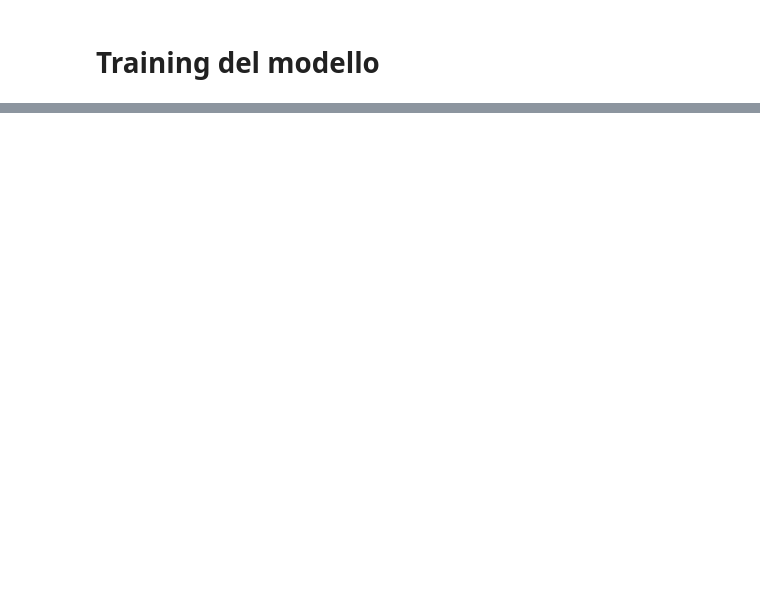
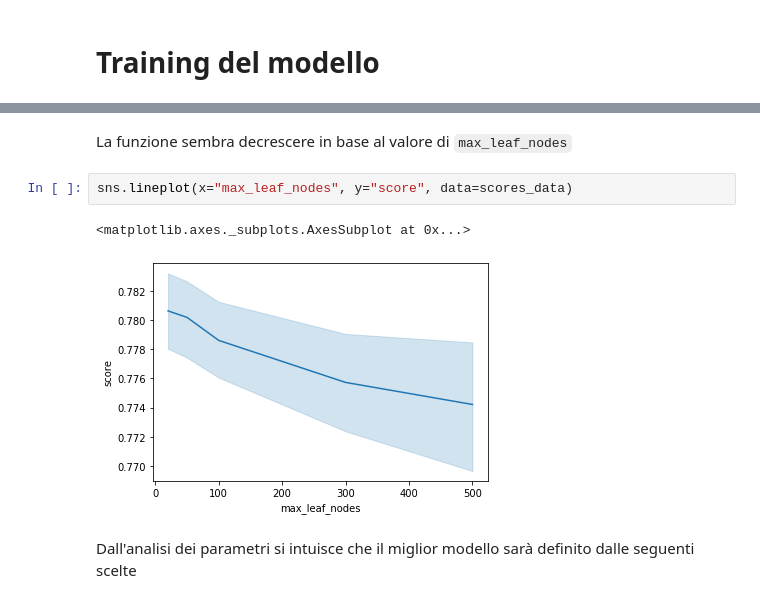
Before and after one commit to antonio-turco/telco-challenge, a Jupyter notebook: Telco Classification.ipynb, the cells around one changed output, grey strips where cells are left out. Cells and saved outputs as stored; diff of their text form; blank space fills up the shorter version.

```diff
--- a/Telco Classification.ipynb
+++ b/Telco Classification.ipynb
@@ -239,0 +273,9 @@ SyntaxError: invalid syntax (<ipython-input-210-1a737308d157>, line 3)
+# %% [markdown]
+La funzione sembra decrescere in base al valore di `max_leaf_nodes`
+# %%
+sns.lineplot(x="max_leaf_nodes", y="score", data=scores_data)
+# %% [output]
+<matplotlib.axes._subplots.AxesSubplot at 0x...>
+[figure, added]
+# %% [markdown]
+Dall'analisi dei parametri si intuisce che il miglior modello sarà definito dalle seguenti scelte
```
Also changed, not shown: parts of 10 cells of this notebook.
